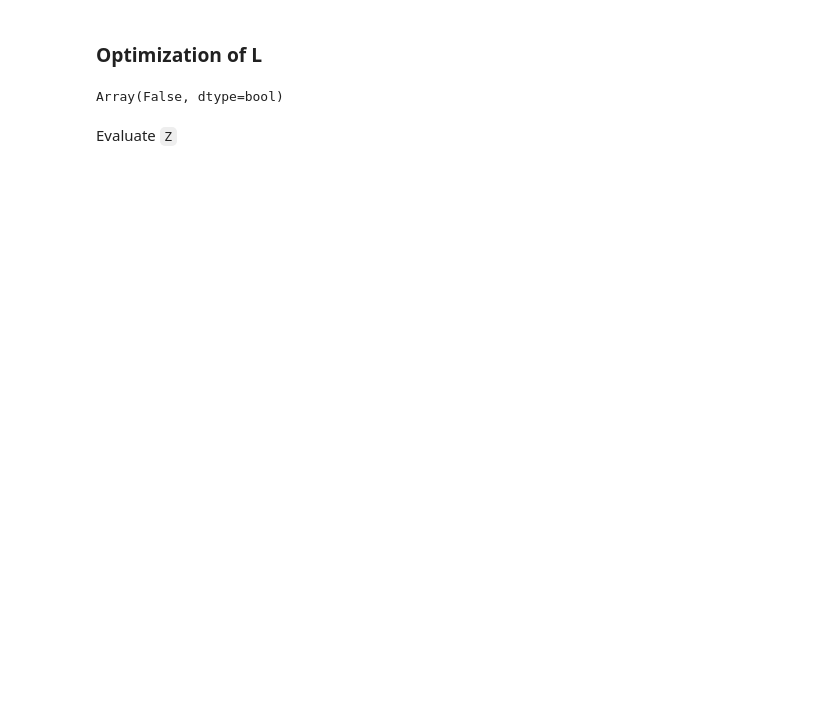
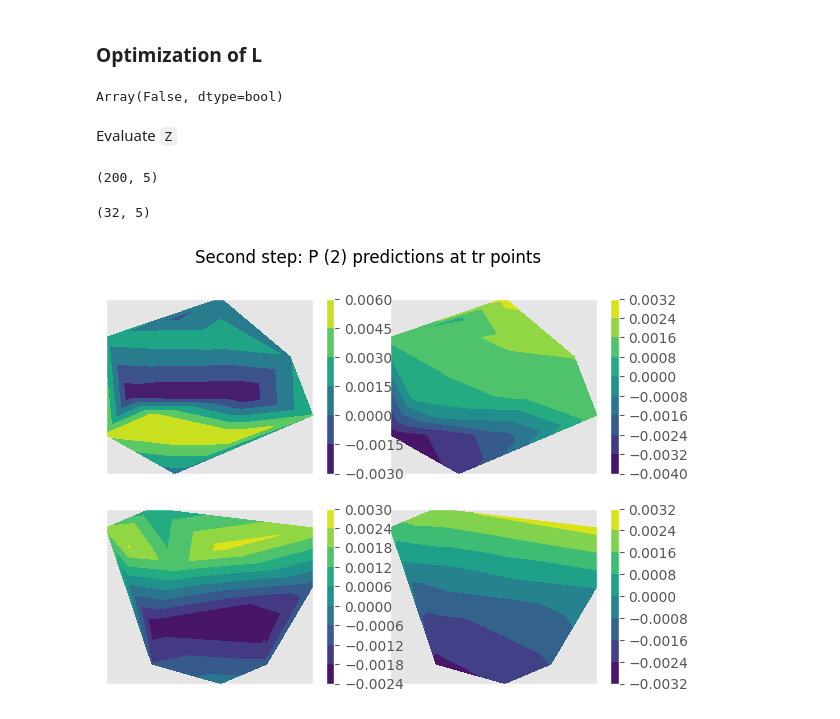
Before and after one commit to TADSGroup/kernelequationlearning, a Jupyter notebook: examples/Burgers/onepfive_step.ipynb, the cells around one changed output. Saved outputs shown, nothing was run; the diff lists cells and outputs as text; code cells hidden in the pictures; blank space fills up the shorter version.

```diff
--- a/examples/Burgers/onepfive_step.ipynb
+++ b/examples/Burgers/onepfive_step.ipynb
@@ -125,13 +141,13 @@ for i in range(m):
     # print shapes and values here
     S = S.at[i*N_gh_tr:(i+1)*N_gh_tr,:].set(Si)
 # Scaling S_N
-scaler_s_train = MinMaxScaler()
-S = scaler_s_train.fit_transform(S)
+scaler_S_gh_tr = MinMaxScaler()
+S = scaler_S_gh_tr.fit_transform(S)
 S = jnp.array(S)
 # Gamma(S_N,S_N)
 #optim_sgm_P = two_step_dict.get('optim_sgm_P')
 Gamma = K(Polynomial,S, S, jnp.array([1,2]))
-#nugget_P = two_step_dict.get('optim_nugget_P')
+nugget_P = two_step_dict.get('optim_nugget_P')
 Gamma = Gamma + nugget_P*jnp.eye(jnp.size(Gamma,0))
 #print("cond(Gamma) = ", jnp.linalg.cond(Gamma))
 
@@ -176,7 +192,7 @@ def L(Z, X, U, M, f, two_step_dict, lmbd):
     """
 
     ### Set up
-    N = 20*20
+    N = 10*10
     m = 2
     #print('Z:', Z)
     # Constrain the value of Z with known info
@@ -200,8 +216,8 @@ def L(Z, X, U, M, f, two_step_dict, lmbd):
         # print shapes and values here
         S = S.at[i*N_gh_tr:(i+1)*N_gh_tr,:].set(Si)
     # Scaling S_N
-    scaler_s_train = MinMaxScaler()
-    S = scaler_s_train.fit_transform(S)
+    scaler_S_gh_tr = MinMaxScaler()
+    S = scaler_S_gh_tr.fit_transform(S)
     S = jnp.array(S)
     # Gamma(S_N,S_N)
     optim_sgm_P = two_step_dict.get('optim_sgm_P')
@@ -322,0 +339,8 @@ f_pred_test = krr_optimal_P.predict(s_test_s)
+# %%
+S_gh_tr.shape
+# %% [output]
+(200, 5)
+# %%
+S_tr.shape
+# %% [output]
+(32, 5)
@@ -323 +350,21 @@ f_pred_test = krr_optimal_P.predict(s_test_s)
+# %%
+# Interpolant P^* at tr points : P^*(hat S_tr) vs. P(hat S_tr)
+fig, axs = plt.subplots(figsize = (7,5), nrows = m, ncols = 2, sharex = True, sharey = True)
+fig.subplots_adjust(hspace=0.2, wspace=0.1)
+fig.suptitle('Second step: P ({}) predictions at tr points'.format(m))
+for i in range(m):
+        axsi0 = axs[i,0].tricontourf(S_tr[i*N_tr:(i+1)*N_tr,0], S_tr[i*N_tr:(i+1)*N_tr,1], f_tr2[i*N_tr:(i+1)*N_tr])
+        plt.colorbar(axsi0, ax = axs[i,0])
+        axsi1 = axs[i,1].tricontourf(S_tr[i*N_tr:(i+1)*N_tr,0], S_tr[i*N_tr:(i+1)*N_tr,1], f_tr_pred[i*N_tr:(i+1)*N_tr])
+        plt.colorbar(axsi1, ax = axs[i,1])
+        axs[i,0].set_yticklabels([])
+        axs[i,0].set_xticklabels([])
+        axs[i,0].set_yticks([])
+        axs[i,0].set_xticks([])
+        axs[i,1].set_yticklabels([])
+        axs[i,1].set_xticklabels([])
+        axs[i,1].set_yticks([])
+        axs[i,1].set_xticks([])
+# %% [output]
+[figure, added]
 # %%
```
Also changed, not shown: parts of 17 cells of this notebook, 15 other files.
